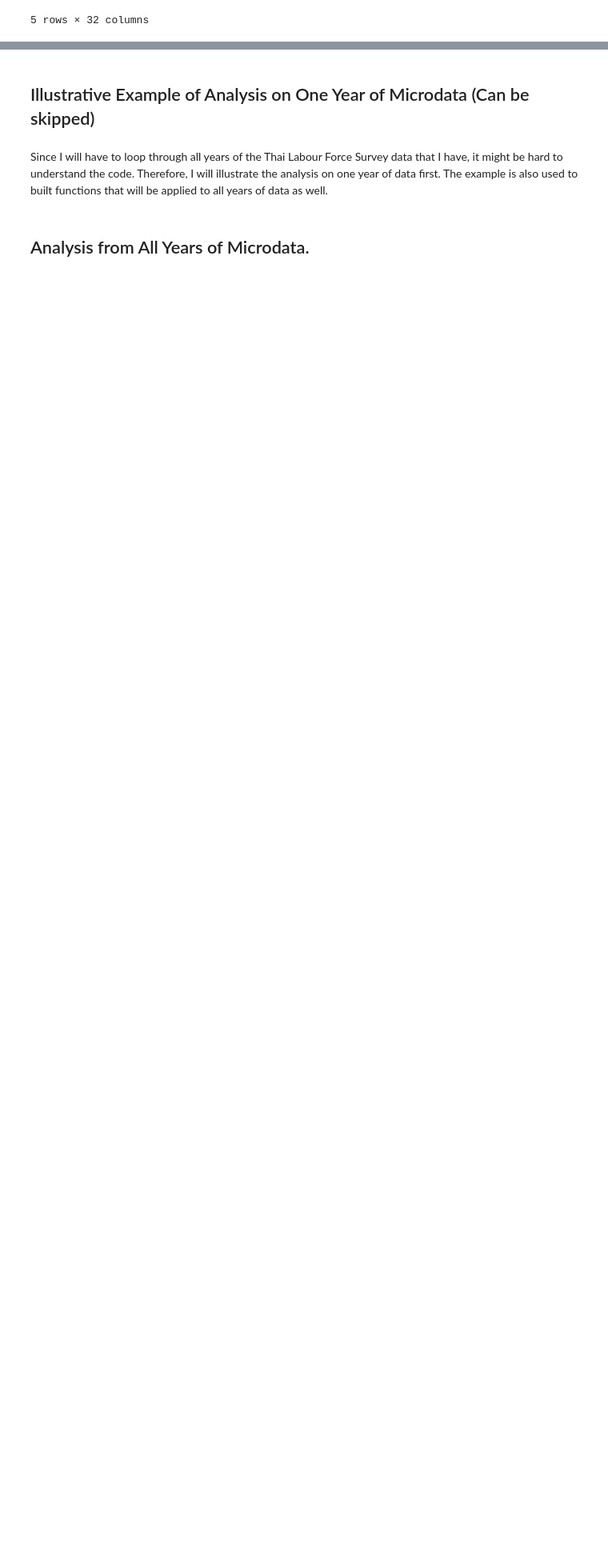
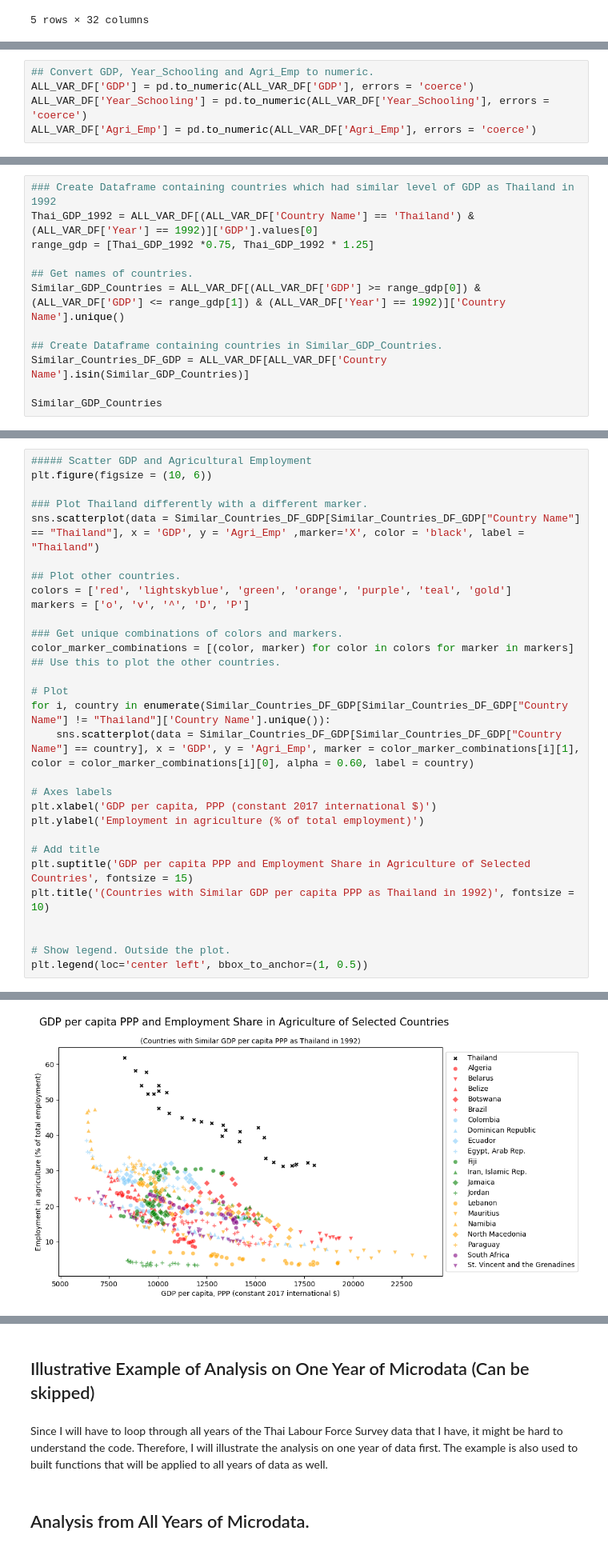
Before and after one commit to PhakphumJ/Scientific-Python, a Jupyter notebook: ScientificPython_FinalProject_PJ.ipynb, the cells around one changed output, grey strips where cells are left out. Shown at 80% size. Saved outputs shown, nothing was run; the diff lists cells and outputs as text; blank space fills up the shorter version.

Commit message:
Done with international comparison.

```diff
--- a/ScientificPython_FinalProject_PJ.ipynb
+++ b/ScientificPython_FinalProject_PJ.ipynb
@@ -57,0 +94,5 @@ data_UNDP.head()
+# %%
+## Convert GDP, Year_Schooling and Agri_Emp to numeric.
+ALL_VAR_DF['GDP'] = pd.to_numeric(ALL_VAR_DF['GDP'], errors = 'coerce')
+ALL_VAR_DF['Year_Schooling'] = pd.to_numeric(ALL_VAR_DF['Year_Schooling'], errors = 'coerce')
+ALL_VAR_DF['Agri_Emp'] = pd.to_numeric(ALL_VAR_DF['Agri_Emp'], errors = 'coerce')
@@ -57,0 +110,12 @@ data_UNDP.head()
+# %%
+### Create Dataframe containing countries which had similar level of GDP as Thailand in 1992
+Thai_GDP_1992 = ALL_VAR_DF[(ALL_VAR_DF['Country Name'] == 'Thailand') & (ALL_VAR_DF['Year'] == 1992)]['GDP'].values[0]
+range_gdp = [Thai_GDP_1992 *0.75, Thai_GDP_1992 * 1.25]
+
+## Get names of countries.
+Similar_GDP_Countries = ALL_VAR_DF[(ALL_VAR_DF['GDP'] >= range_gdp[0]) & (ALL_VAR_DF['GDP'] <= range_gdp[1]) & (ALL_VAR_DF['Year'] == 1992)]['Country Name'].unique()
+
+## Create Dataframe containing countries in Similar_GDP_Countries.
+Similar_Countries_DF_GDP = ALL_VAR_DF[ALL_VAR_DF['Country Name'].isin(Similar_GDP_Countries)]
+
+Similar_GDP_Countries
@@ -57,0 +148,30 @@ data_UNDP.head()
+# %%
+##### Scatter GDP and Agricultural Employment
+plt.figure(figsize = (10, 6))
+
+### Plot Thailand differently with a different marker.
+sns.scatterplot(data = Similar_Countries_DF_GDP[Similar_Countries_DF_GDP["Country Name"] == "Thailand"], x = 'GDP', y = 'Agri_Emp' ,marker='X', color = 'black', label = "Thailand")
+
+## Plot other countries.
+colors = ['red', 'lightskyblue', 'green', 'orange', 'purple', 'teal', 'gold']
+markers = ['o', 'v', '^', 'D', 'P']
+
+### Get unique combinations of colors and markers.
+color_marker_combinations = [(color, marker) for color in colors for marker in markers] ## Use this to plot the other countries.
+
+# Plot
+for i, country in enumerate(Similar_Countries_DF_GDP[Similar_Countries_DF_GDP["Country Name"] != "Thailand"]['Country Name'].unique()):
+    sns.scatterplot(data = Similar_Countries_DF_GDP[Similar_Countries_DF_GDP["Country Name"] == country], x = 'GDP', y = 'Agri_Emp', marker = color_marker_combinations[i][1], color = color_marker_combinations[i][0], alpha = 0.60, label = country)
+
+# Axes labels
+plt.xlabel('GDP per capita, PPP (constant 2017 international $)')
+plt.ylabel('Employment in agriculture (% of total employment)')
+
+# Add title
+plt.suptitle('GDP per capita PPP and Employment Share in Agriculture of Selected Countries', fontsize = 15)
+plt.title('(Countries with Similar GDP per capita PPP as Thailand in 1992)', fontsize = 10)
+
+
+# Show legend. Outside the plot.
+plt.legend(loc='center left', bbox_to_anchor=(1, 0.5))
+# %% [output]
@@ -57,0 +179 @@ data_UNDP.head()
+[figure, added]
```
Also changed, not shown: parts of 15 cells of this notebook.
